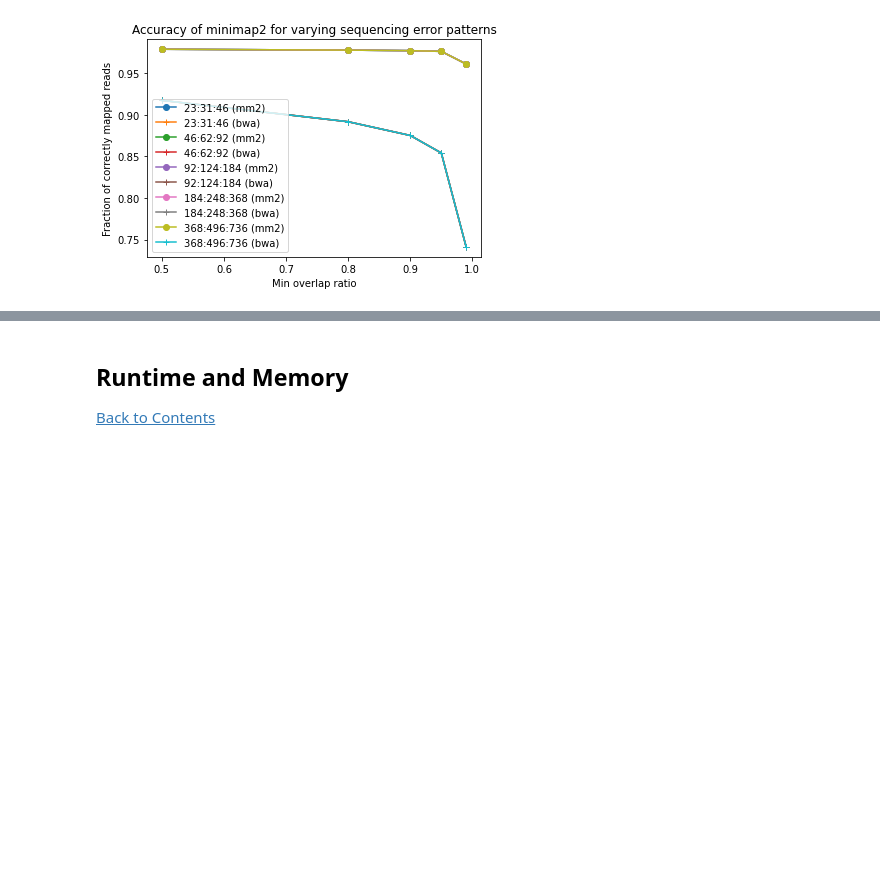
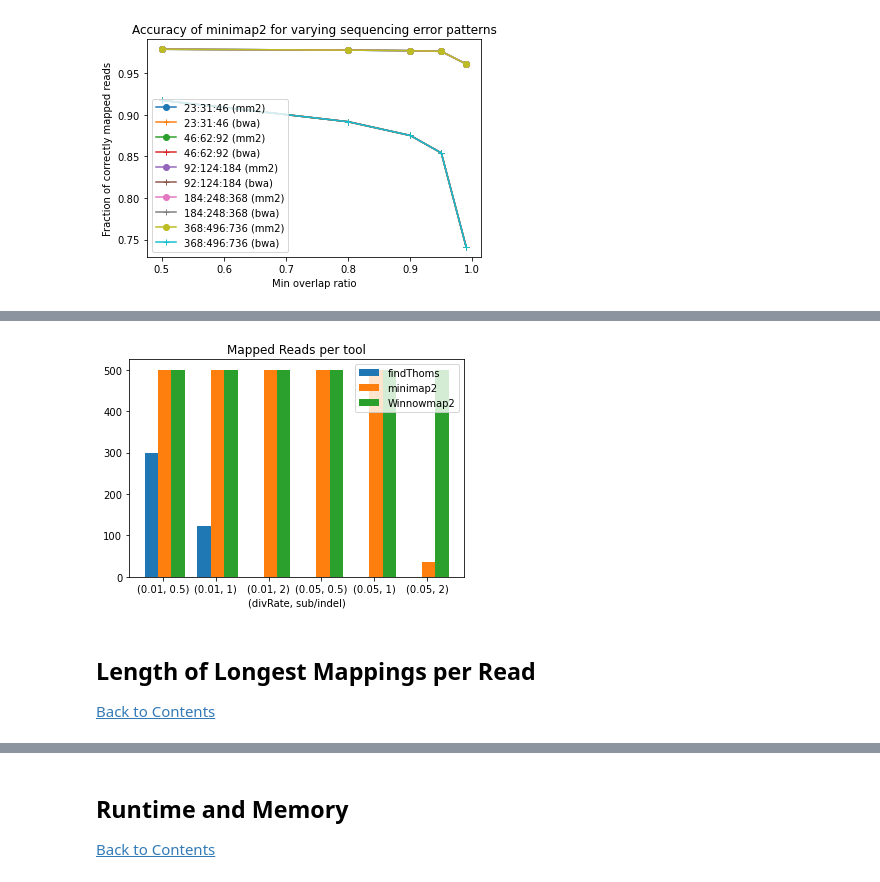
Before and after one commit to medvedevgroup/eskemap, a Jupyter notebook: SimilarityMeasures.ipynb, the cells around one changed output, grey strips where cells are left out. Cells and saved outputs as stored; diff of their text form; code cells hidden in the pictures; blank space fills up the shorter version.

```diff
--- a/SimilarityMeasures.ipynb
+++ b/SimilarityMeasures.ipynb
@@ -1693,0 +1593,30 @@ for t in resFilesPerTool.keys():
+# %%
+from os.path import getsize
+
+nbMappedReadsPerTool = {}
+
+for t in resFilesPerTool.keys():
+    nbMappedReadsPerTool[t] = {}
+
+    for d in divRates:
+        for s in subIndelRats:
+            nbMappedReads = 0
+
+            for f in resFilesPerTool[t][(d, s)]:
+                #Every not empty result file means a successfully mapped read
+                if t == "findThoms" and getsize(f) > 0:
+                    nbMappedReads += 1
+                else:
+                    for m in loadSam(f):
+                        if not "isUnaligned" in m:
+                            nbMappedReads += 1
+                            break
+
+            nbMappedReadsPerTool[t][(d, s)] = nbMappedReads
+# %%
+makeX_CategoricalBarPlot(nbMappedReadsPerTool, "Mapped Reads per tool", "(divRate, sub/indel)")
+# %% [output]
+[figure, added]
+# %% [markdown]
+## Length of Longest Mappings per Read
+[Back to Contents](#Contents-3)
```
Also changed, not shown: parts of 19 cells of this notebook, 4 other files.
